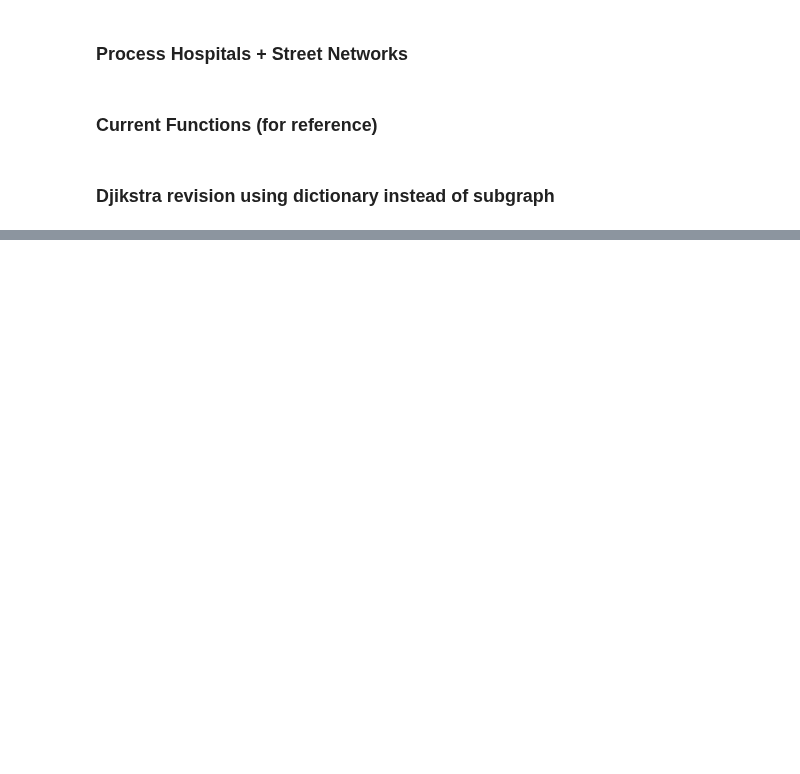
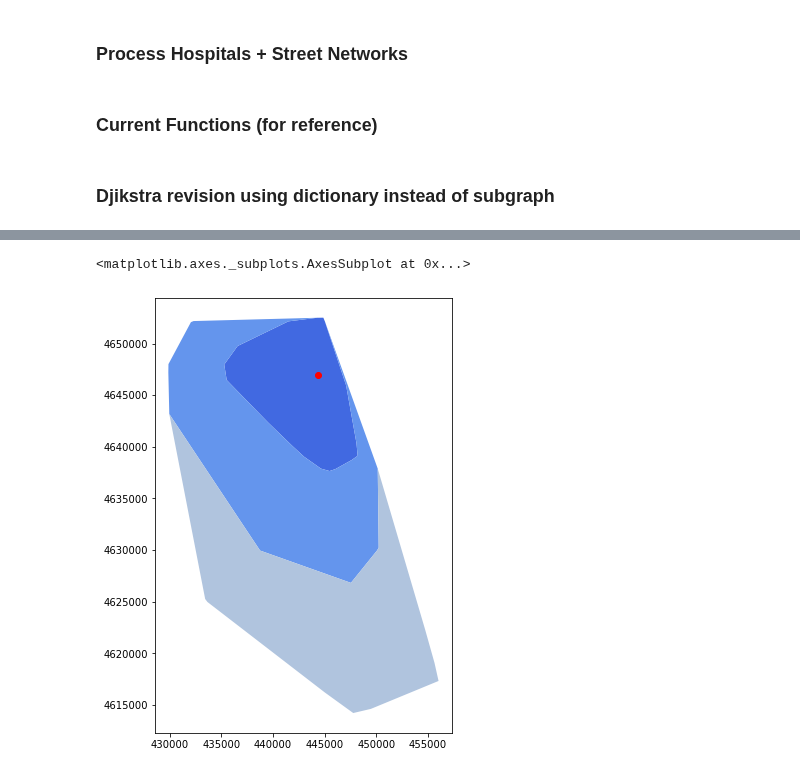
Before and after one commit to whprocter/RPr-Kang-2020, a Jupyter notebook: procedure/code/Dijkstra-revision.ipynb, the cells around one changed output, grey strips where cells are left out. Saved outputs shown, nothing was run; the diff lists cells and outputs as text; code cells hidden in the pictures; blank space fills up the shorter version.

```diff
--- a/procedure/code/Dijkstra-revision.ipynb
+++ b/procedure/code/Dijkstra-revision.ipynb
@@ -221,3 +359,4 @@ def dijkstra_cca_polygons(G, nearest_osm, distances, distance_unit = "time"):
 # %%
 %time
-dijkstra_cca_polygons(G, nearest_osm, distances)
+poly = dijkstra_cca_polygons(G, nearest_osm, distances, distance_unit)
+poly
@@ -223,0 +372,11 @@ dijkstra_cca_polygons(G, nearest_osm, distances)
+# %%
+for i in range(len(poly)):
+    poly[i].crs = { 'init' : 'epsg:4326'}
+    poly[i] = poly[i].to_crs({'init':'epsg:32616'})
+
+for i in range(len(poly2)):
+    poly2[i].crs = { 'init' : 'epsg:4326'}
+    poly2[i] = poly2[i].to_crs({'init':'epsg:32616'})
+# %%
+# reproject hospitals
+hospitals = hospitals.to_crs(epsg=32616)
@@ -223,0 +387,15 @@ dijkstra_cca_polygons(G, nearest_osm, distances)
+# %%
+## NEED TO PROJECT THE POLYGONS SO THAT THECAN BE COMPARED WITH HOSPITAL AND STREET NETWORK
+fig, ax = plt.subplots(figsize=(12,8))
+
+poly[0].plot(ax=ax, color="royalblue")
+poly[1].plot(ax=ax, color="cornflowerblue")
+poly[2].plot(ax=ax, color="lightsteelblue")
+
+#edges.plot(ax=ax, linewidth=0.4, color='black', alpha=0.6)
+#nodes.plot(ax=ax)
+
+hospitals[:1].plot(ax=ax, color="red")
+# %% [output]
+<matplotlib.axes._subplots.AxesSubplot at 0x...>
+[figure, added]
```
Also changed, not shown: parts of 21 cells of this notebook.
